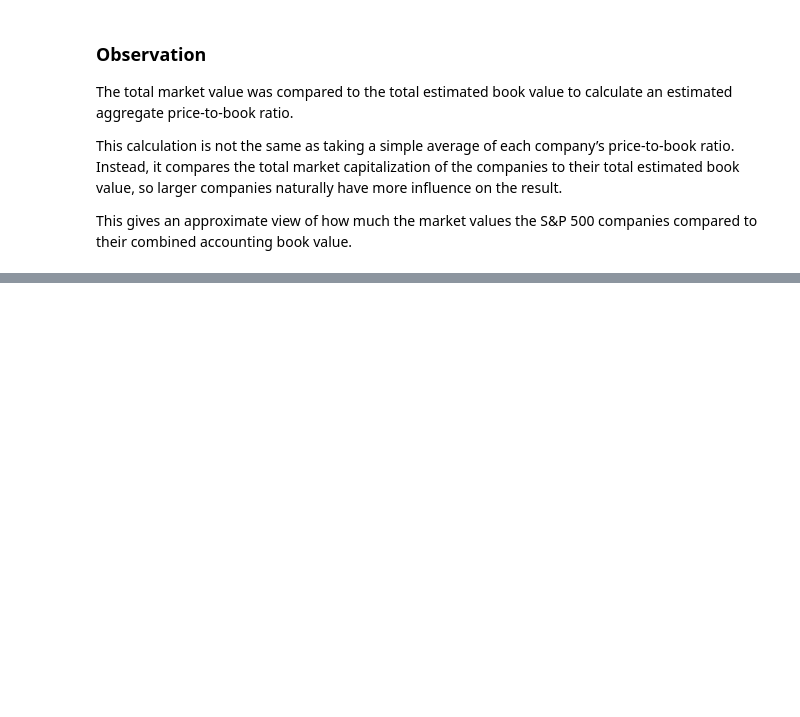
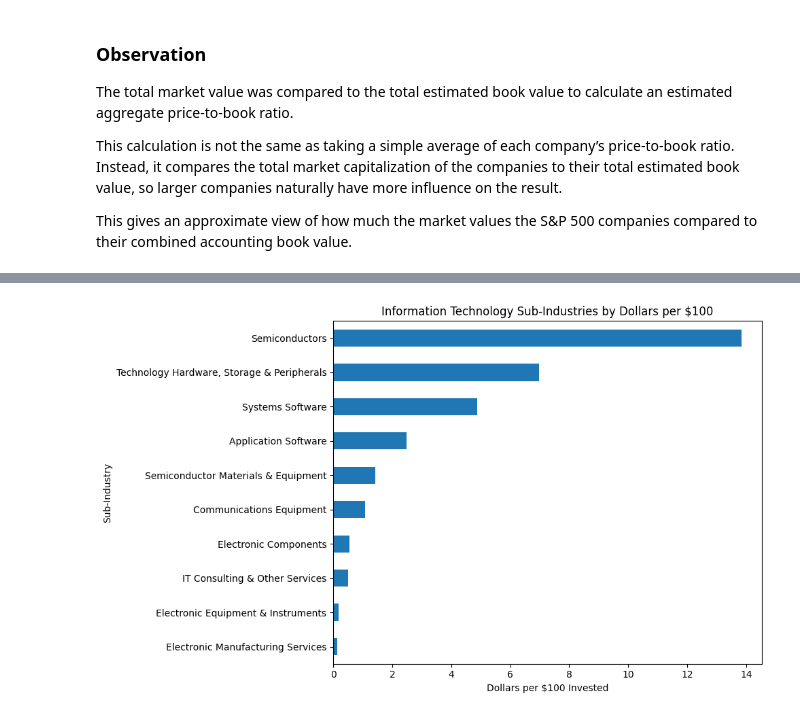
Before and after one commit to Gabrielcoder1/sp500-value-analyzer, a Jupyter notebook: notebooks/01_sp500_value_analysis.ipynb, the cells around one changed output, grey strips where cells are left out. Saved outputs shown, nothing was run; the diff lists cells and outputs as text; code cells hidden in the pictures; blank space fills up the shorter version.

```diff
--- a/notebooks/01_sp500_value_analysis.ipynb
+++ b/notebooks/01_sp500_value_analysis.ipynb
@@ -1689,0 +1774,3 @@ Negative book equity was not removed automatically because it still represents p
+# %%
+top_sector = sp500_combined[sp500_combined["GICS Sector"] == "Information Technology"]
+top_sector.head(10)
@@ -1689,0 +1805,17 @@ Negative book equity was not removed automatically because it still represents p
+# %%
+top_sector_subindustry = (
+    top_sector
+    .groupby("GICS Sub-Industry")[["Market Cap", "Estimated Book Value", "Dollars per $100"]]
+    .sum()
+)
+
+top_sector_subindustry["Aggregate P/B"] = (
+    top_sector_subindustry["Market Cap"] / top_sector_subindustry["Estimated Book Value"]
+)
+
+top_sector_subindustry = top_sector_subindustry.sort_values(
+    "Dollars per $100",
+    ascending=False
+)
+
+top_sector_subindustry
@@ -1689,0 +1837,15 @@ Negative book equity was not removed automatically because it still represents p
+# %%
+top_sector_subindustry.head(10).sort_values("Dollars per $100").plot(
+    kind="barh",
+    y="Dollars per $100",
+    figsize=(10, 6),
+    legend=False
+)
+
+plt.title("Information Technology Sub-Industries by Dollars per $100")
+plt.xlabel("Dollars per $100 Invested")
+plt.ylabel("Sub-Industry")
+plt.tight_layout()
+plt.show()
+# %% [output]
+[figure, added]
```
Also changed, not shown: parts of 86 cells of this notebook, 1 other file.
